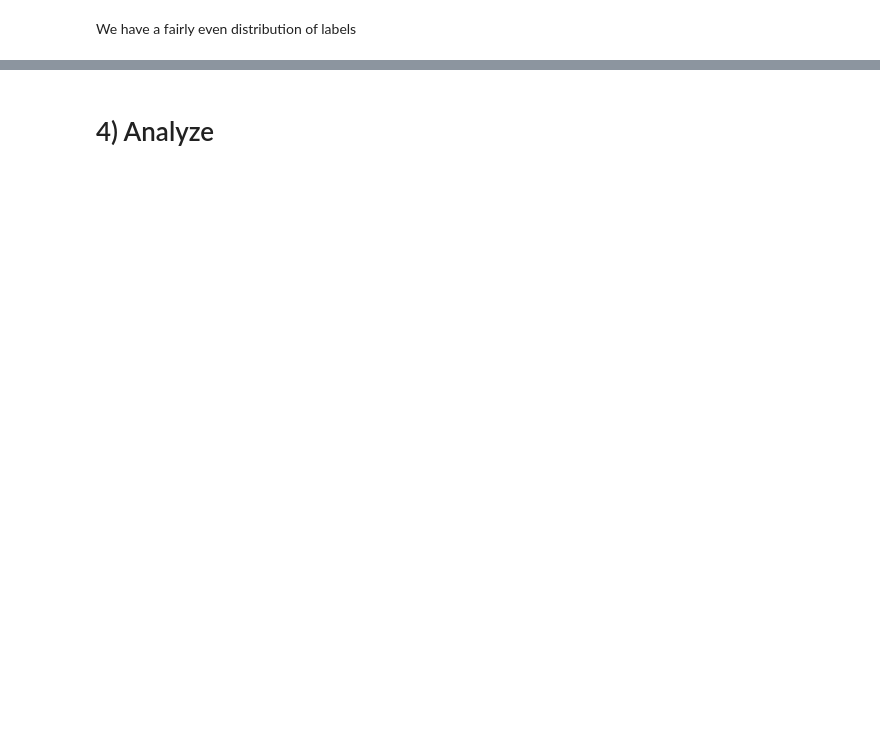
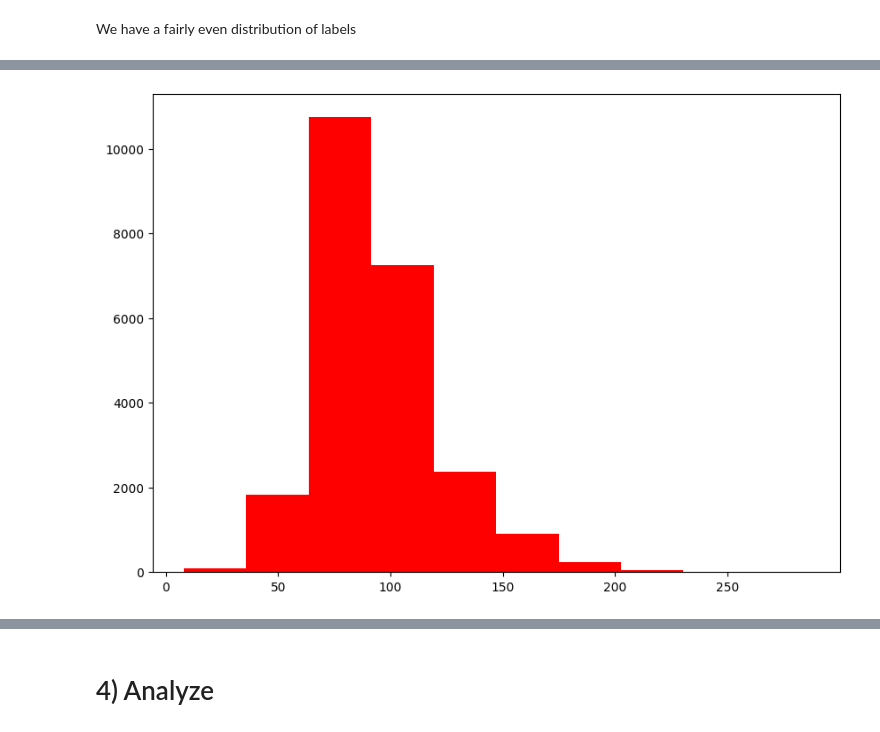
Before and after one commit to Kirlewn/Machine-Learning-Projects, a Jupyter notebook: Natural Language Processing (NLP)/nlp_fake_real_news_classifier.ipynb, the cells around one changed output, grey strips where cells are left out. Drawn from its saved outputs; the diff is of its cells as text; code cells hidden in the pictures; blank space fills up the shorter version.

```diff
--- a/Natural Language Processing (NLP)/nlp_fake_real_news_classifier.ipynb
+++ b/Natural Language Processing (NLP)/nlp_fake_real_news_classifier.ipynb
@@ -248,0 +280,6 @@ We have a fairly even distribution of labels
+# %%
+plt.figure(figsize =(10, 7))
+title_len = labeled_data[labeled_data['label'] == 1]['title'].str.len()
+plt.hist(title_len, color= 'r');
+# %% [output]
+[figure, added]
```
Also changed, not shown: parts of 53 cells of this notebook.
